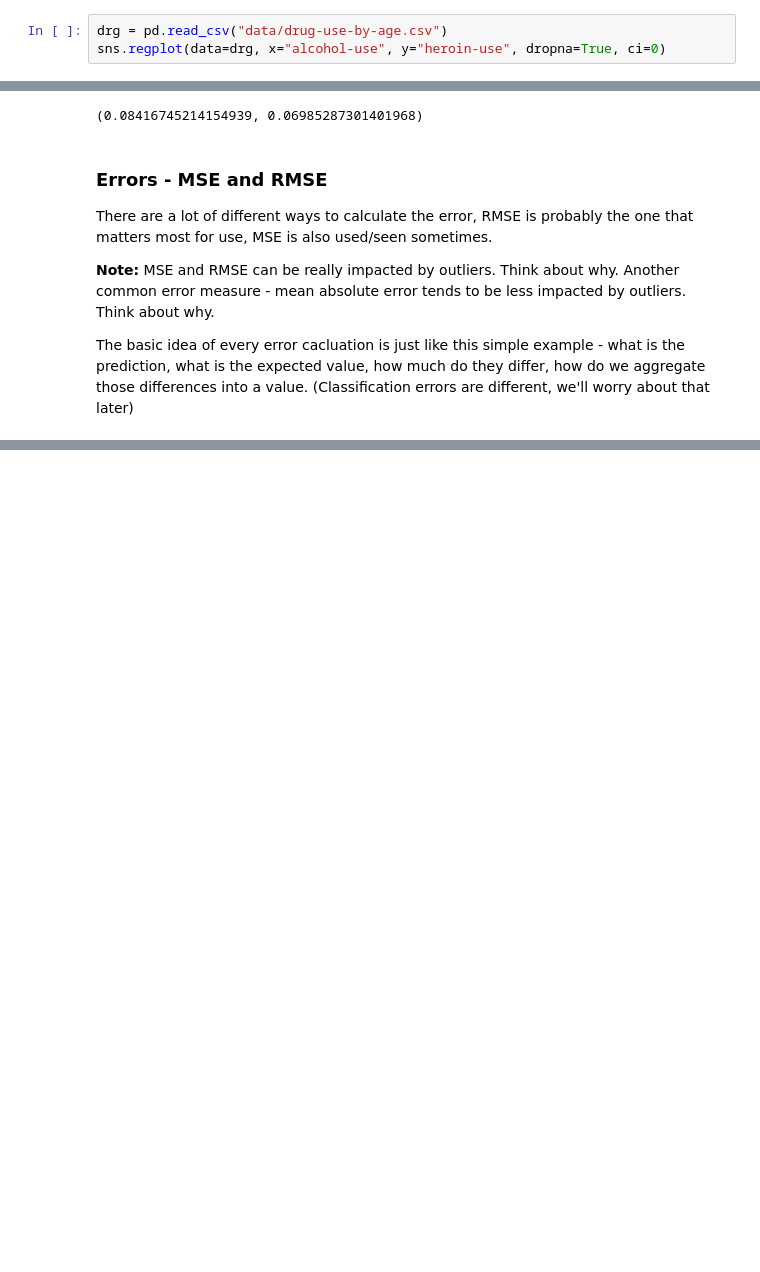
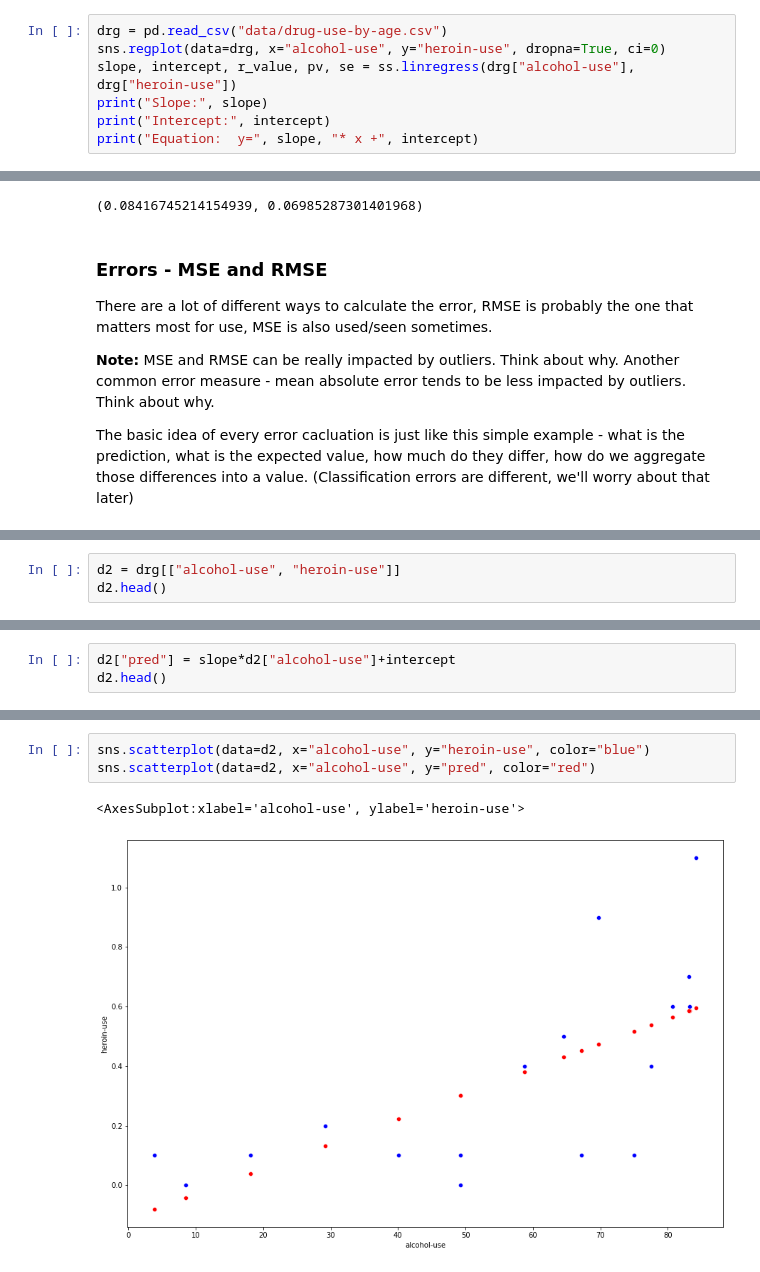
Before and after one commit to zareeiant/Basic_Stats_in_Python_Student_Workbooks, a Jupyter notebook: 012_Errors_Basic_Time_Series.ipynb, the cells around one changed output, grey strips where cells are left out. Drawn from its saved outputs; the diff is of its cells as text; blank space fills up the shorter version.

```diff
--- a/012_Errors_Basic_Time_Series.ipynb
+++ b/012_Errors_Basic_Time_Series.ipynb
@@ -18,4 +21,8 @@ The regression line is a model - an analytical representation of real data. The
 # %%
 drg = pd.read_csv("data/drug-use-by-age.csv")
 sns.regplot(data=drg, x="alcohol-use", y="heroin-use", dropna=True, ci=0)
+slope, intercept, r_value, pv, se = ss.linregress(drg["alcohol-use"], drg["heroin-use"])
+print("Slope:", slope)
+print("Intercept:", intercept)
+print("Equation:  y=", slope, "* x +", intercept)
 # %% [output]
@@ -244,0 +284,3 @@ The basic idea of every error cacluation is just like this simple example - what
+# %%
+d2 = drg[["alcohol-use", "heroin-use"]]
+d2.head()
@@ -244,0 +298,3 @@ The basic idea of every error cacluation is just like this simple example - what
+# %%
+d2["pred"] = slope*d2["alcohol-use"]+intercept
+d2.head()
@@ -244,0 +312,6 @@ The basic idea of every error cacluation is just like this simple example - what
+# %%
+sns.scatterplot(data=d2, x="alcohol-use", y="heroin-use", color="blue")
+sns.scatterplot(data=d2, x="alcohol-use", y="pred", color="red")
+# %% [output]
+<AxesSubplot:xlabel='alcohol-use', ylabel='heroin-use'>
+[figure, added]
```
Also changed, not shown: parts of 24 cells of this notebook, 1 other file.
